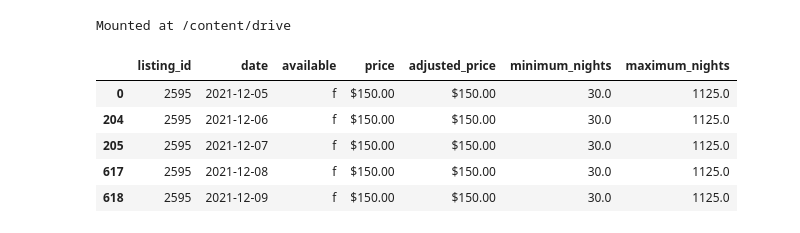
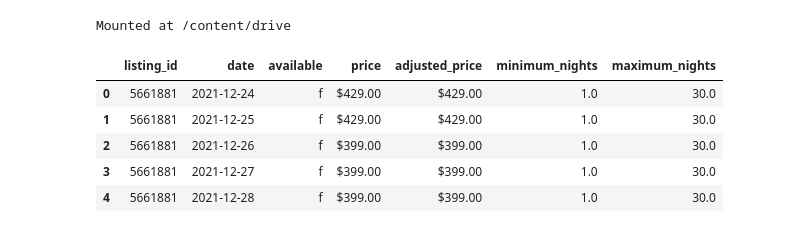
Before and after one commit to anqi-guo/udacity-dsnd-project1, a Jupyter notebook: calendar.ipynb, the cells around one changed output. Saved outputs shown, nothing was run; the diff lists cells and outputs as text; code cells hidden in the pictures.

```diff
--- a/calendar.ipynb
+++ b/calendar.ipynb
@@ -19,9 +9,12 @@ df_sh.sort_values(by=['listing_id', 'date'], inplace=True)
+# %%
+import pandas as pd
+df = pd.read_csv(f'{DATA_PATH}/data/calendar-202112-sh.csv')
 # %%
-df_ny.head()
+df.head()
 # %% [output]
 |  | listing_id | date | available | price | adjusted_price | minimum_nights | maximum_nights |
-| 0 | 2595 | 2021-12-05 | f | $150.00 | $150.00 | 30.0 | 1125.0 |
-| 204 | 2595 | 2021-12-06 | f | $150.00 | $150.00 | 30.0 | 1125.0 |
-| 205 | 2595 | 2021-12-07 | f | $150.00 | $150.00 | 30.0 | 1125.0 |
-| 617 | 2595 | 2021-12-08 | f | $150.00 | $150.00 | 30.0 | 1125.0 |
-| 618 | 2595 | 2021-12-09 | f | $150.00 | $150.00 | 30.0 | 1125.0 |
+| 0 | 5661881 | 2021-12-24 | f | $429.00 | $429.00 | 1.0 | 30.0 |
+| 1 | 5661881 | 2021-12-25 | f | $429.00 | $429.00 | 1.0 | 30.0 |
+| 2 | 5661881 | 2021-12-26 | f | $399.00 | $399.00 | 1.0 | 30.0 |
+| 3 | 5661881 | 2021-12-27 | f | $399.00 | $399.00 | 1.0 | 30.0 |
+| 4 | 5661881 | 2021-12-28 | f | $399.00 | $399.00 | 1.0 | 30.0 |
```
Also changed, not shown: parts of 21 cells of this notebook.
